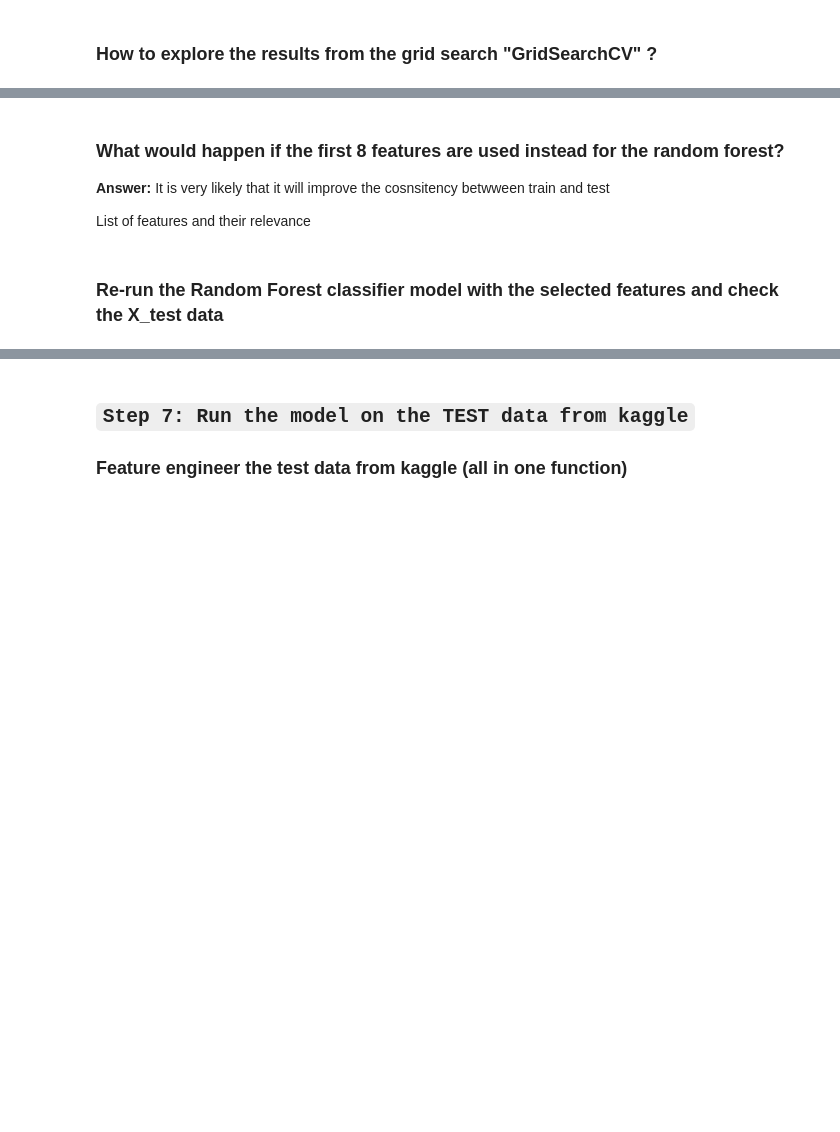
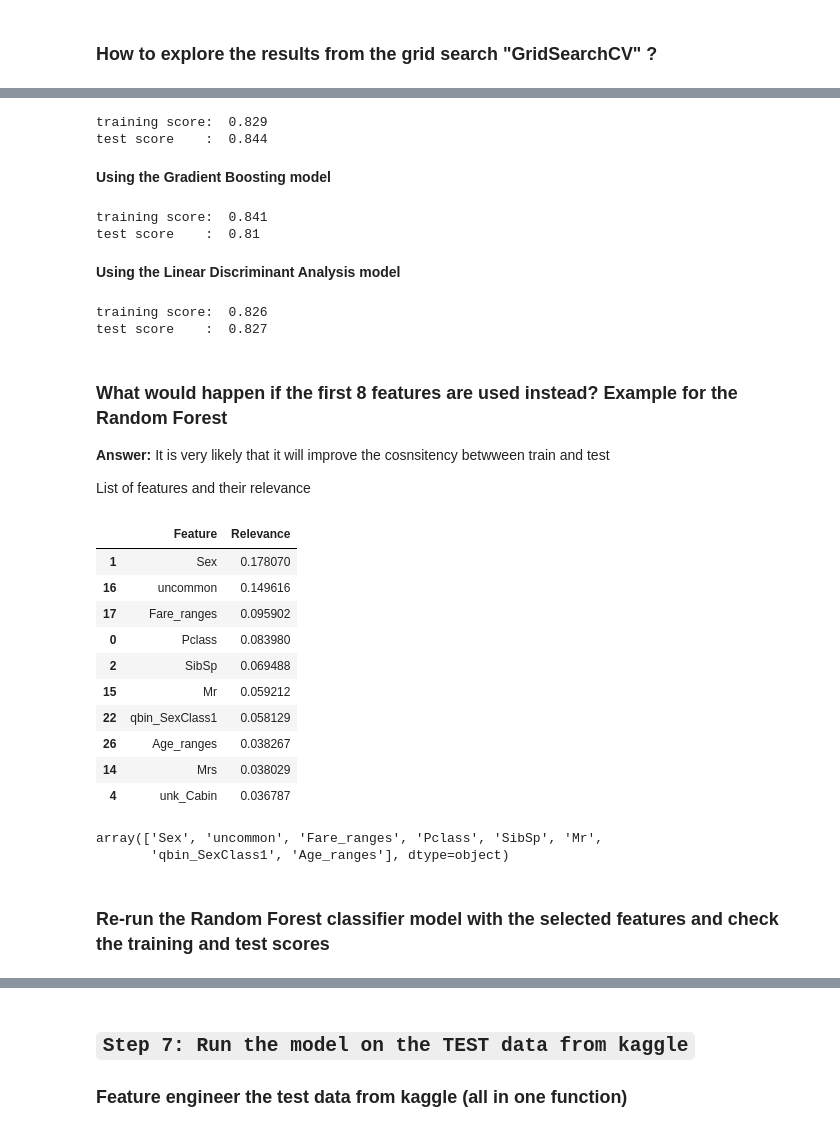
Before and after one commit to alperdomo/ML_classification, a Jupyter notebook: scripts/Project_Titanic_MacLearMod_survival_titanic.ipynb, the cells around one changed output, grey strips where cells are left out. Cells and saved outputs as stored; diff of their text form; code cells hidden in the pictures; blank space fills up the shorter version.

```diff
--- a/scripts/Project_Titanic_MacLearMod_survival_titanic.ipynb
+++ b/scripts/Project_Titanic_MacLearMod_survival_titanic.ipynb
@@ -820,0 +873,4 @@ print('test score    : ', model.score(X_test, y_test).round(3))
+# %%
+KNN_model.fit(X_train, y_train)
+print('training score: ', KNN_model.score(X_train, y_train).round(3))
+print('test score    : ', KNN_model.score(X_test, y_test).round(3))
@@ -823,16 +882,50 @@ __Using the random forest model__
 # %%
-print('training score: ', rf_model.score(X_train, y_train).round(3))
-print('test score    : ', rf_model.score(X_test, y_test).round(3))
+SVMC_model.fit(X_train, y_train)
+print('training score: ', SVMC_model.score(X_train, y_train).round(3))
+print('test score    : ', SVMC_model.score(X_test, y_test).round(3))
+# %% [output]
+training score:  0.829
+test score    :  0.844
+# %% [markdown]
+__Using the Gradient Boosting model__
+# %%
+GBC_model.fit(X_train, y_train)
+print('training score: ', GBC_model.score(X_train, y_train).round(3))
+print('test score    : ', GBC_model.score(X_test, y_test).round(3))
+# %% [output]
+training score:  0.841
+test score    :  0.81
+# %% [markdown]
+__Using the Linear Discriminant Analysis model__
+# %%
+LDA_model.fit(X_train, y_train)
+print('training score: ', LDA_model.score(X_train, y_train).round(3))
+print('test score    : ', LDA_model.score(X_test, y_test).round(3))
+# %% [output]
+training score:  0.826
+test score    :  0.827
 # %% [markdown]
-### What would happen if the first 8 features are used instead for the random forest?
+### What would happen if the first 8 features are used instead? Example for the Random Forest
 __Answer:__ It is very likely that it will improve the cosnsitency betwween train and test
 
 List of features and their relevance
 # %%
 relevance_features = pd.DataFrame(
-    {"Feature": X_train.columns, "Relevance": rf_model.feature_importances_}
+    {"Feature": X_train.columns, "Relevance": RF_model.feature_importances_}
     ).sort_values(by="Relevance", ascending=False)
-relevance_features
+relevance_features.head(10)
+# %% [output]
+|  | Feature | Relevance |
+| 1 | Sex | 0.178070 |
+| 16 | uncommon | 0.149616 |
+| 17 | Fare_ranges | 0.095902 |
+| 0 | Pclass | 0.083980 |
+| 2 | SibSp | 0.069488 |
+| 15 | Mr | 0.059212 |
+| 22 | qbin_SexClass1 | 0.058129 |
+| 26 | Age_ranges | 0.038267 |
+| 14 | Mrs | 0.038029 |
+| 4 | unk_Cabin | 0.036787 |
 # %%
 def select_features(rf_model, X_train, X_test, features):
     relevance_features = pd.DataFrame({"Feature": X_train.columns, \
@@ -844,8 +937,11 @@ def select_features(rf_model, X_train, X_test, features):
     X_test = X_test[best_]
     return relevance_features, X_train, X_test, best_
 # %%
-relevance_features, X_train_2, X_test_2, best_ = select_features(rf_model, X_train, X_test, 8)
+relevance_features, X_train_2, X_test_2, best_ = select_features(RF_model, X_train, X_test, 8)
 best_
+# %% [output]
+array(['Sex', 'uncommon', 'Fare_ranges', 'Pclass', 'SibSp', 'Mr',
+       'qbin_SexClass1', 'Age_ranges'], dtype=object)
 # %% [markdown]
-### Re-run the Random Forest classifier model with the selected features and check the X_test data
+### Re-run the Random Forest classifier model with the selected features and check the training and test scores
 # %%
```
Also changed, not shown: parts of 54 cells of this notebook, 7 other files.
